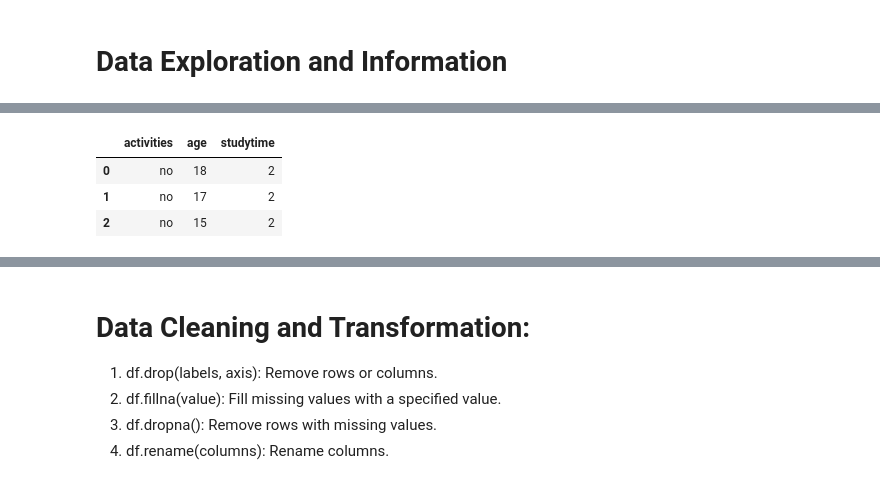
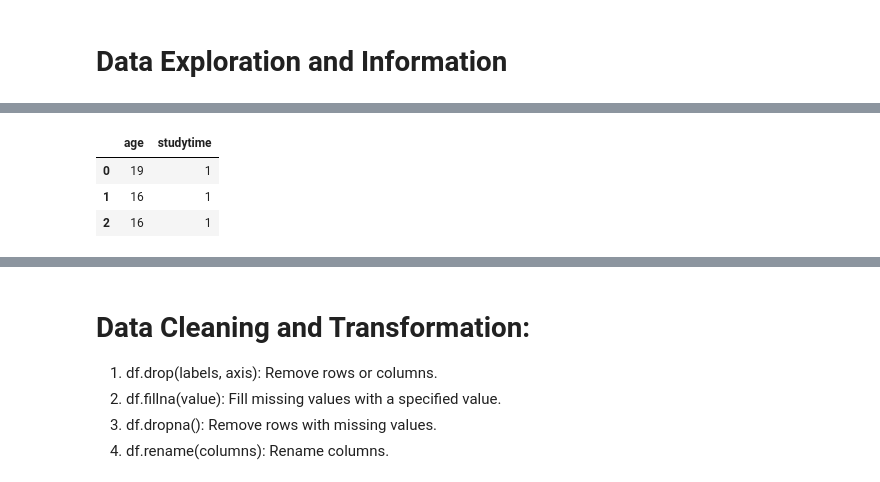
Before and after one commit to Harshraj77/data_science_and_ml_learning, a Jupyter notebook: pandas/zero_to_hero.ipynb, the cells around one changed output, grey strips where cells are left out. Cells and saved outputs as stored; diff of their text form; code cells hidden in the pictures.

```diff
--- a/pandas/zero_to_hero.ipynb
+++ b/pandas/zero_to_hero.ipynb
@@ -49,3 +49,10 @@ print(ndarrays_df)
 # %%
 # Creating dataframe using csv file
 df = pd.read_csv('student_mat.csv',sep=';')
+# %%
+# making the database smaller for our usecase
+df.columns
+df = df[['school','sex','age','health','address','studytime','internet']]
+df = df.sample(100)
+df.reset_index(drop=True, inplace=True)
+df.head()
@@ -350,12 +309,12 @@ df[['activities','age','studytime']]
 # %%
 #can be used for taking subset of a df too
-df2 = df[['activities','age','studytime']]
+df2 = df[['age','studytime']]
 df2.head(3)
 # %% [output]
-|  | activities | age | studytime |
-| 0 | no | 18 | 2 |
-| 1 | no | 17 | 2 |
-| 2 | no | 15 | 2 |
+|  | age | studytime |
+| 0 | 19 | 1 |
+| 1 | 16 | 1 |
+| 2 | 16 | 1 |
 # %%
 df.iloc[1] # data present at location 1
 # %% [output]
```
Also changed, not shown: parts of 47 cells of this notebook.
